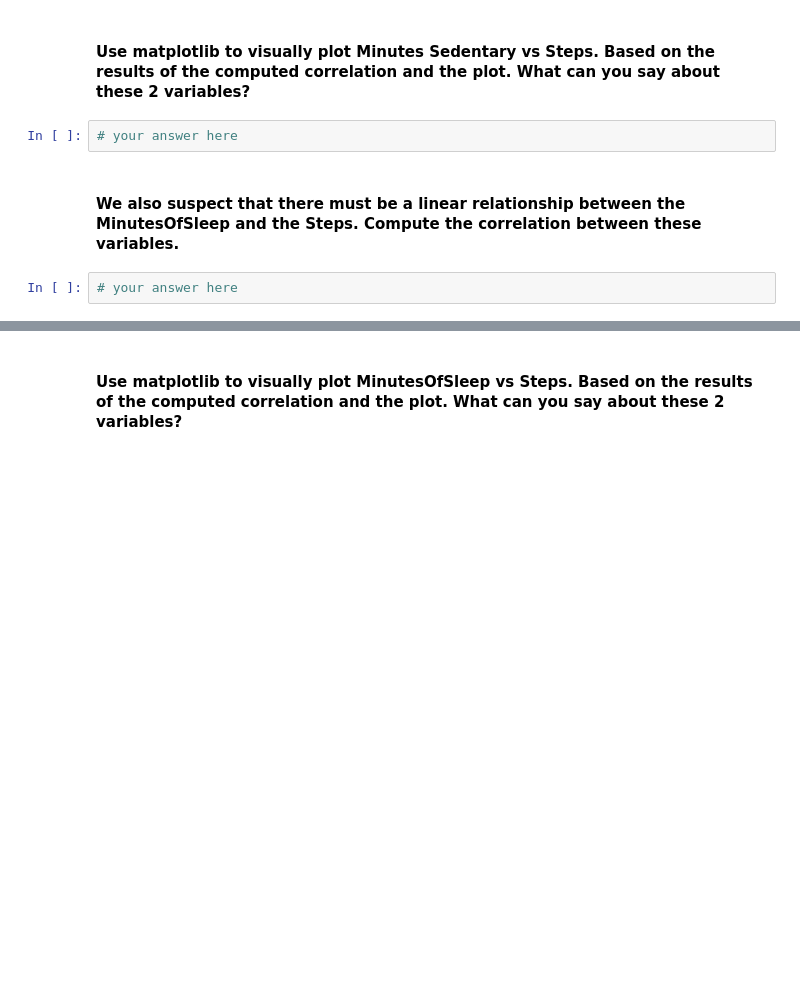
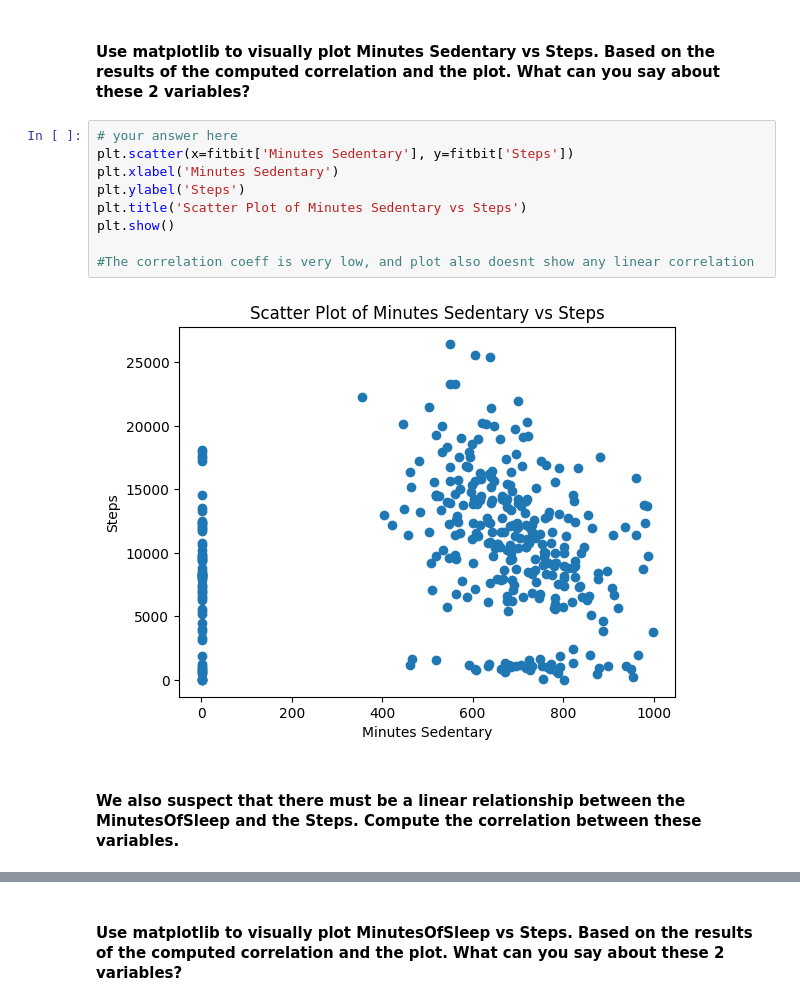
Before and after one commit to ylavr/lab-pivot-table-correlation, a Jupyter notebook: your_code/main.ipynb, the cells around one changed output, grey strips where cells are left out. Saved outputs shown, nothing was run; the diff lists cells and outputs as text; blank space fills up the shorter version.

```diff
--- a/your_code/main.ipynb
+++ b/your_code/main.ipynb
@@ -96,8 +317,15 @@ Hint: Use Pandas functions from previous lectures.
 # %% [markdown]
 #### Use matplotlib to visually plot Minutes Sedentary vs Steps. Based on the results of the computed correlation and the plot. What can you say about these 2 variables?
-# %%
-# your answer here
+# %%
+# your answer here
+plt.scatter(x=fitbit['Minutes Sedentary'], y=fitbit['Steps'])
+plt.xlabel('Minutes Sedentary')
+plt.ylabel('Steps')
+plt.title('Scatter Plot of Minutes Sedentary vs Steps')
+plt.show()
+
+#The correlation coeff is very low, and plot also doesnt show any linear correlation
+# %% [output]
+[figure, added]
 # %% [markdown]
 #### We also suspect that there must be a linear relationship between the MinutesOfSleep and the Steps. Compute the correlation between these variables.
-# %%
-# your answer here
```
Also changed, not shown: parts of 55 cells of this notebook.
